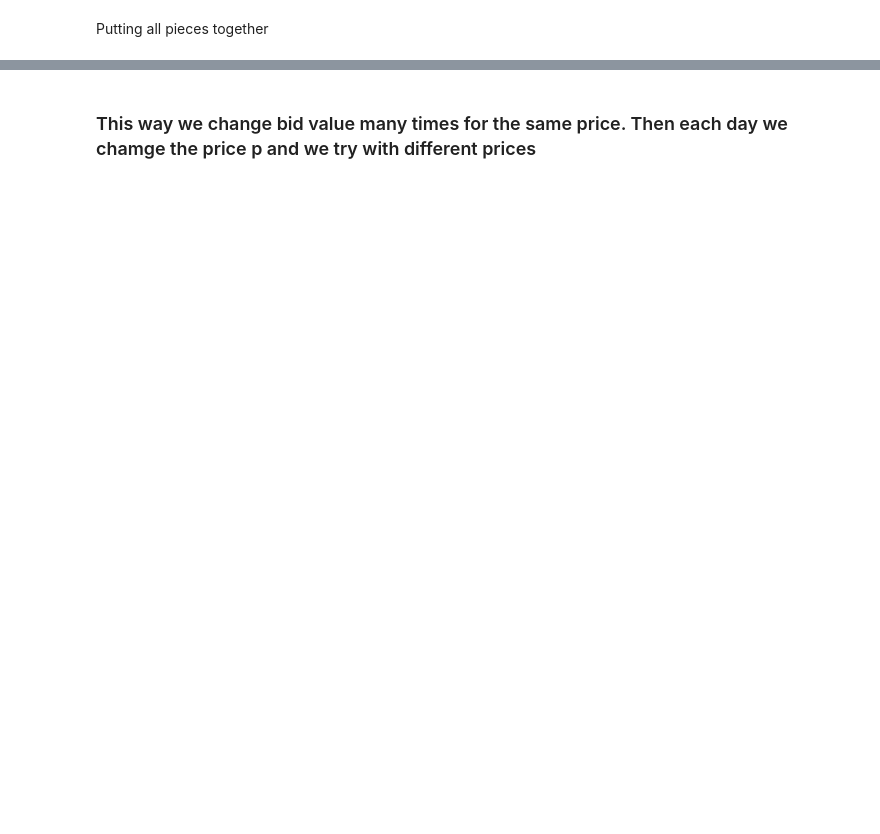
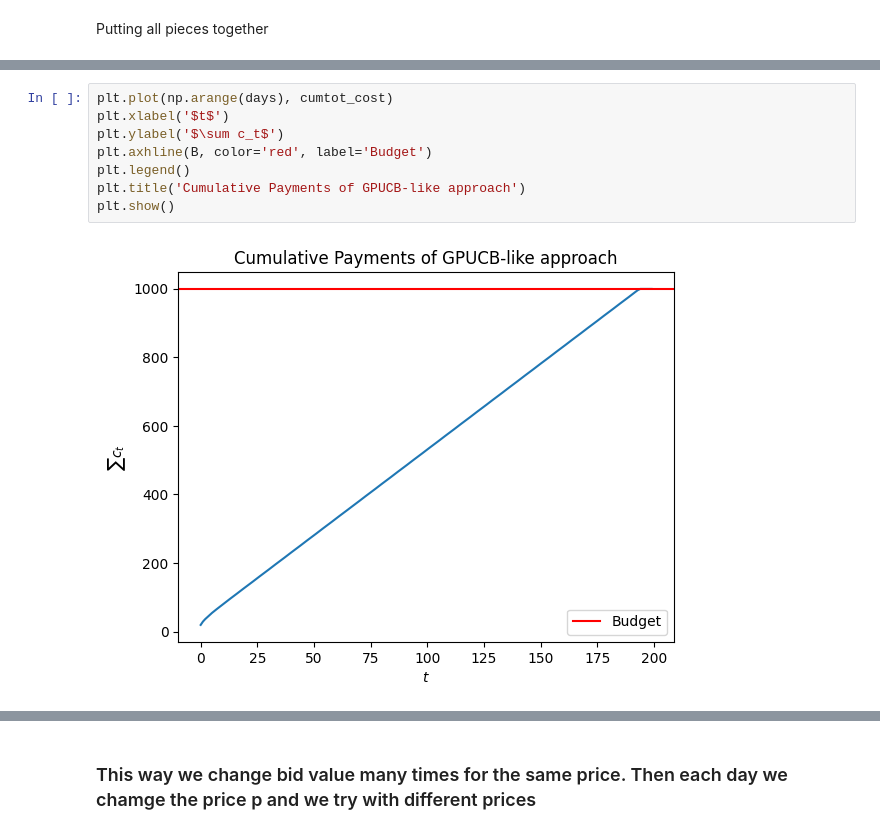
Before and after one commit to manuu1311/OLA-project, a Jupyter notebook: Deliverables/Requirement1/requirement1.ipynb, the cells around one changed output, grey strips where cells are left out. Drawn from its saved outputs; the diff is of its cells as text; blank space fills up the shorter version.

```diff
--- a/Deliverables/Requirement1/requirement1.ipynb
+++ b/Deliverables/Requirement1/requirement1.ipynb
@@ -414 +406,11 @@ np.sum(m_t),np.sum(clairvoyant_payments)
+# %%
+plt.plot(np.arange(days), cumtot_cost)
+plt.xlabel('$t$')
+plt.ylabel('$\sum c_t$')
+plt.axhline(B, color='red', label='Budget')
+plt.legend()
+plt.title('Cumulative Payments of GPUCB-like approach')
+plt.show()
+# %% [output]
+[figure, added]
 # %%
```
Also changed, not shown: parts of 15 cells of this notebook.
